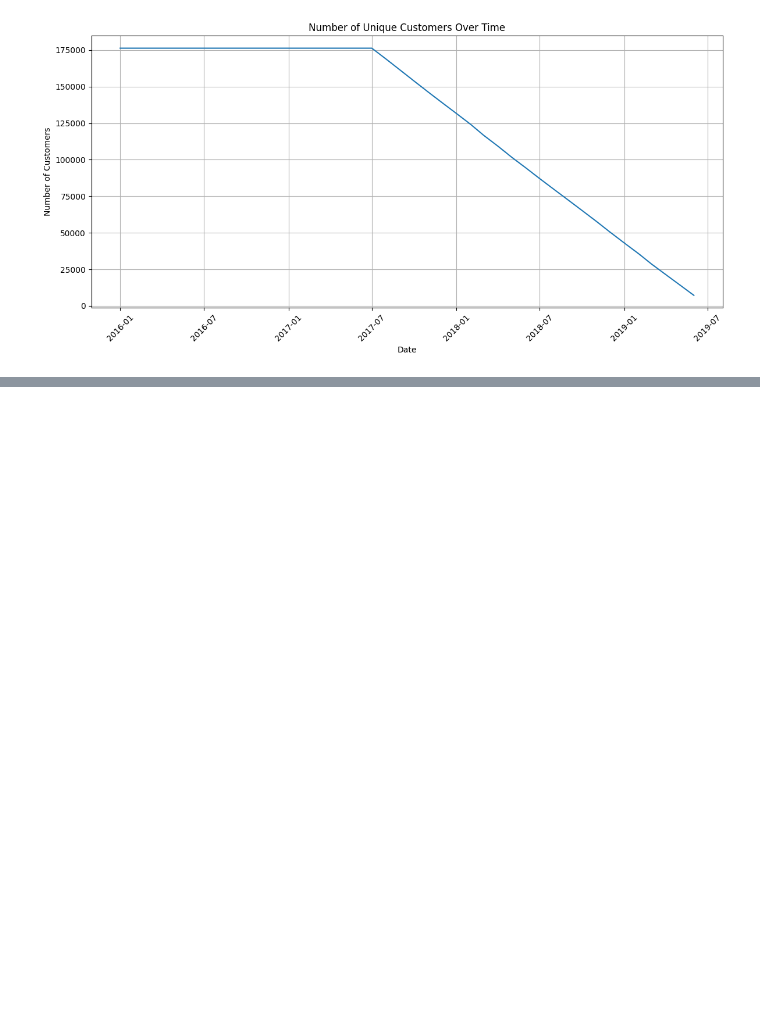
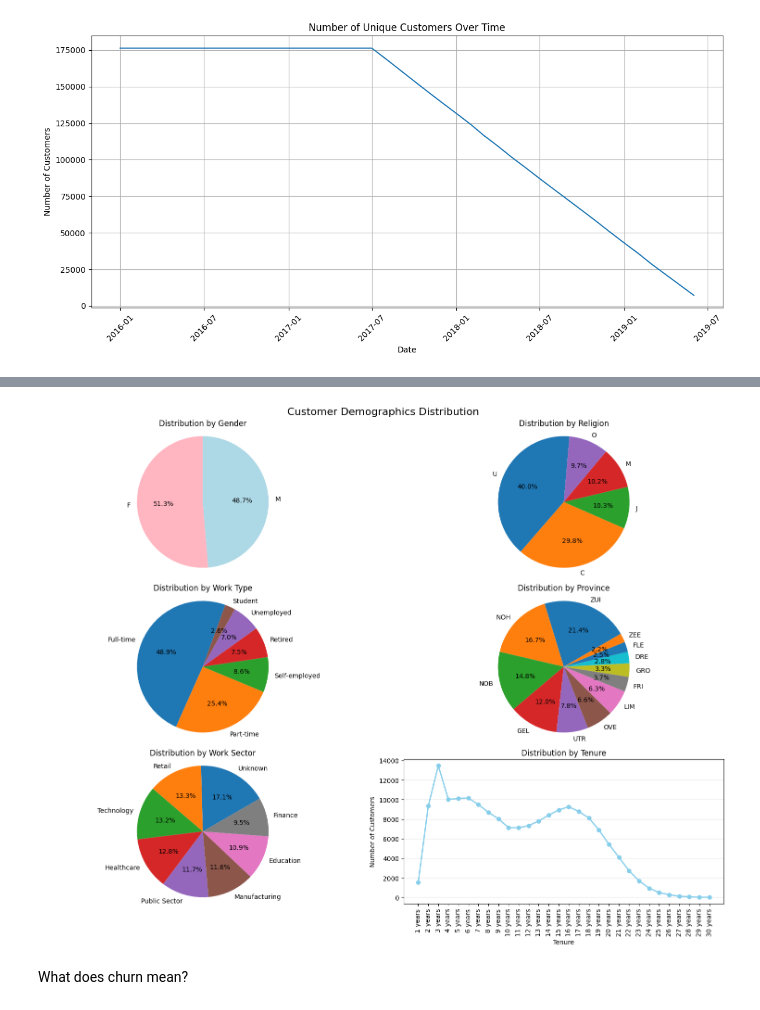
Before and after one commit to bthnsrts/datathon-team-guney-kampus, a Jupyter notebook: notebooks/exploratory_data_analysis.ipynb, the cells around one changed output, grey strips where cells are left out. Cells and saved outputs as stored; diff of their text form; code cells hidden in the pictures; blank space fills up the shorter version.

```diff
--- a/notebooks/exploratory_data_analysis.ipynb
+++ b/notebooks/exploratory_data_analysis.ipynb
@@ -63,0 +244,57 @@ dtype: int64
+# %%
+import matplotlib.pyplot as plt
+
+# Create a figure with subplots for different categorical variables
+fig, axes = plt.subplots(3, 2, figsize=(15, 12))
+axes = axes.flatten()
+
+# Plot gender distribution
+gender_counts = cust['gender'].value_counts()
+axes[0].pie(gender_counts, labels=gender_counts.index, autopct='%1.1f%%', startangle=90, colors=['lightpink', 'lightblue'])
+axes[0].set_title('Distribution by Gender')
+axes[0].axis('equal')
+
+# Plot religion distribution
+religion_counts = cust['religion'].value_counts()
+axes[1].pie(religion_counts, labels=religion_counts.index, autopct='%1.1f%%', startangle=85)
+axes[1].set_title('Distribution by Religion')
+axes[1].axis('equal')
+
+# Plot work_type distribution
+work_type_counts = cust['work_type'].value_counts()
+axes[2].pie(work_type_counts, labels=work_type_counts.index, autopct='%1.1f%%', startangle=70)
+axes[2].set_title('Distribution by Work Type')
+axes[2].axis('equal')
+
+# Plot province distribution
+province_counts = cust['province'].value_counts()
+axes[3].pie(province_counts, labels=province_counts.index, autopct='%1.1f%%', startangle=30)
+axes[3].set_title('Distribution by Province')
+axes[3].axis('equal')
+
+# Plot work sector distribution
+work_sector = cust['work_sector'].fillna('Unknown').value_counts()
+axes[4].pie(work_sector, labels=work_sector.index, autopct='%1.1f%%', startangle=30)
+axes[4].set_title('Distribution by Work Sector')
+axes[4].axis('equal')
+
+# Bar chart (your existing one)
+tenure = (cust['tenure'] // 12).value_counts().sort_index()
+tenure.index = tenure.index.astype(str) + ' years'
+
+# Line chart (instead of pie chart)
+axes[5].plot(tenure.index, tenure.values, marker='o', color='skyblue', linewidth=2)
+axes[5].set_title('Distribution by Tenure')
+axes[5].set_xlabel('Tenure')
+axes[5].set_ylabel('Number of Customers')
+axes[5].grid(True, axis='y', alpha=0.3)
+axes[5].tick_params(axis='x', rotation=90)
+
+
+plt.suptitle('Customer Demographics Distribution', fontsize=16)
+plt.tight_layout()
+plt.show()
+# %% [output]
+[figure, added]
+# %% [markdown]
+What does churn mean?
```
Also changed, not shown: parts of 19 cells of this notebook.
